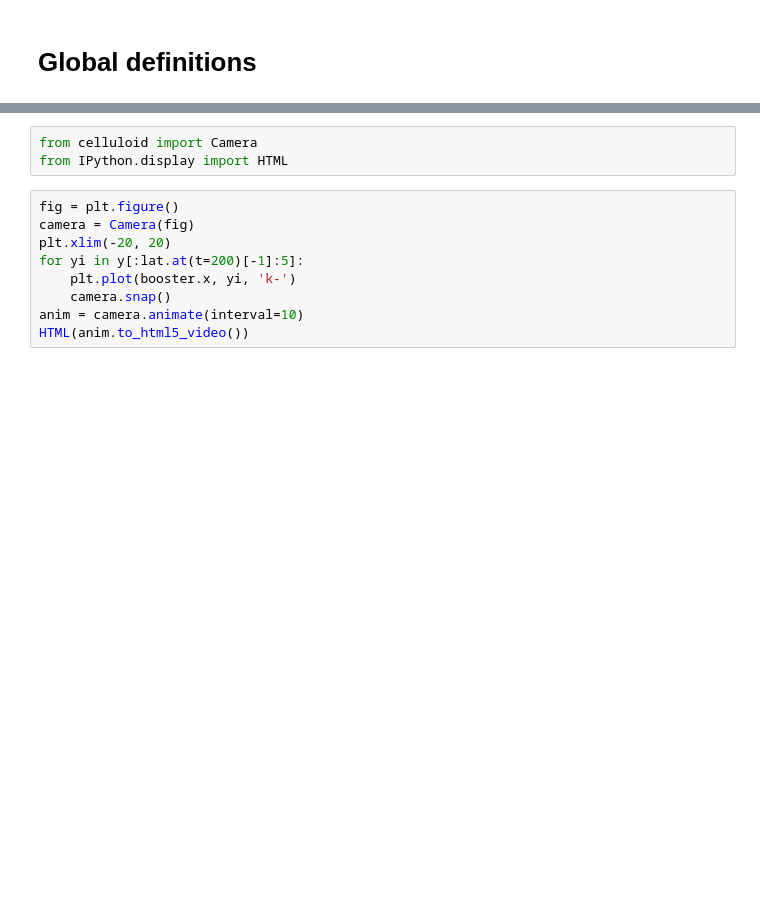
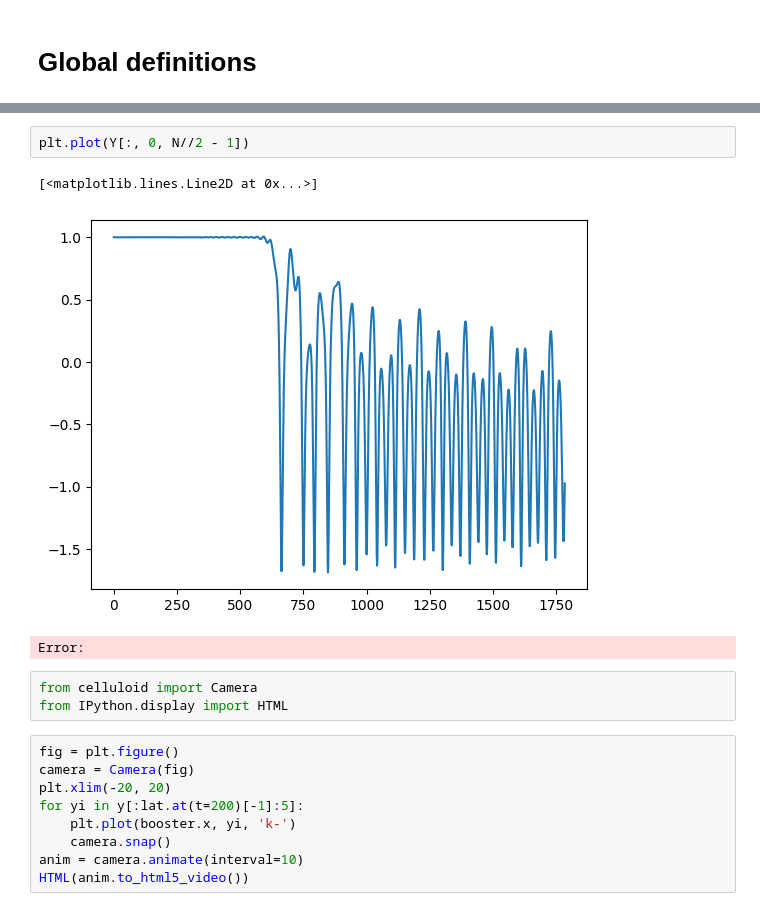
Before and after one commit to JairoSSantos/parallel-kink-scattering, a Jupyter notebook: notebooks/fractal-structure.ipynb, the cells around one changed output, grey strips where cells are left out. Saved outputs shown, nothing was run; the diff lists cells and outputs as text; blank space fills up the shorter version.

```diff
--- a/notebooks/fractal-structure.ipynb
+++ b/notebooks/fractal-structure.ipynb
@@ -61,3 +44,9 @@ plt.ylim(0, 120)
+# %%
+plt.plot(Y[:, 0, N//2 - 1])
+# %% [output]
+[<matplotlib.lines.Line2D at 0x...>]
+[figure, added]
+Error:
 # %%
 from celluloid import Camera
 from IPython.display import HTML
```
Also changed, not shown: parts of 5 cells of this notebook, 15 other files.
